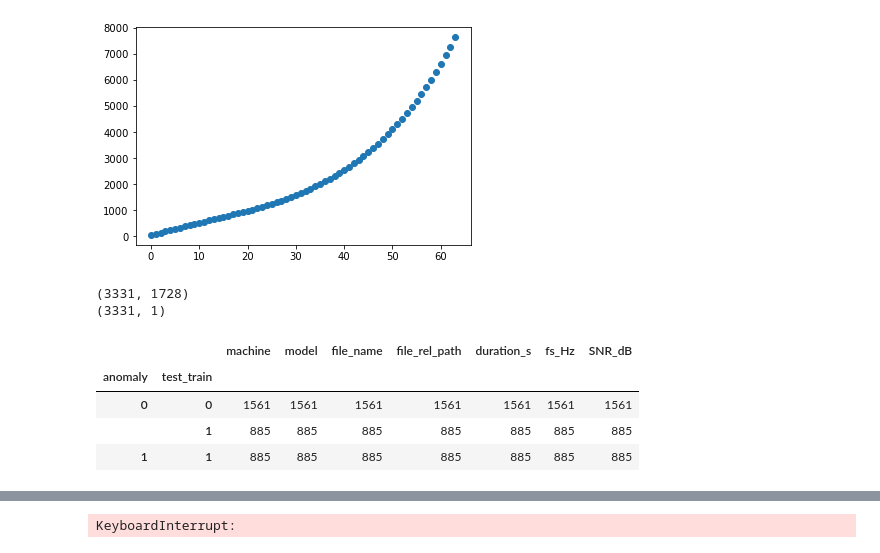
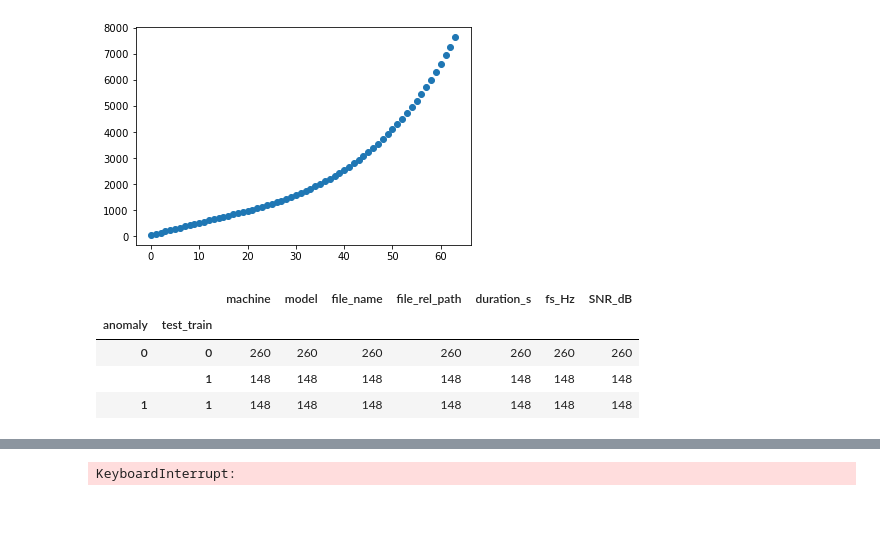
Before and after one commit to eceboran/AudioMalfunctionDetection, a Jupyter notebook: Modeling/One-class SVM/one-class-svm-fan.ipynb, the cells around one changed output, grey strips where cells are left out. Saved outputs shown, nothing was run; the diff lists cells and outputs as text; code cells hidden in the pictures; blank space fills up the shorter version.

```diff
--- a/Modeling/One-class SVM/one-class-svm-fan.ipynb
+++ b/Modeling/One-class SVM/one-class-svm-fan.ipynb
@@ -21,6 +25,6 @@ import pickle
 # %%
 # Directories
-parent_dir = os.path.abspath('..')  # parent directory
+parent_dir = os.path.abspath('..\\..\\')  # main directory
 # Audio data directory
 data_dir = os.path.join(parent_dir, 'data', 'source')  # audio data directory
 # Metada directory
@@ -159,34 +121,36 @@ window = 0.5
 n_mels = 64
 overlap = 0.25
 
-X, y, params = get_melspec_features_from_files(df_machine, window, n_mels, overlap)
+X, y, params = get_melspec_features_from_files(data_dir, df_machine, window, n_mels, overlap)
 print(X.shape)
 print(y.shape)
-# %% [output]
-(3331, 1728)
-(3331, 1)
+# %%
+def add_train_test_labels_to_dataframe(df, no_seed):
+    # Separate data into training and test sets
+    # All abnormal samples are in the test set
+    # Equal number of normal samples in the test set
+    # Remaining in the training set
+    no_abnormal_test = sum(df.anomaly==1)
+    no_normal_test = no_abnormal_test
+    no_normal_training = df.shape[0]-no_normal_test-no_abnormal_test
+
+    df['test_train'] = 0
+    df.loc[df.anomaly==1, 'test_train'] = 1
+    random.seed(no_seed)
+    ind_normal_test = random.sample(list(df[df.anomaly==0].index), no_normal_test)
+    df.loc[ind_normal_test, 'test_train'] = 1
+
+    df.groupby(['anomaly','test_train']).count()
+
+    return df
 # %%
-# Separate data into training and test sets
-# All abnormal samples are in the test set
-# Equal number of normal samples in the test set
-# Remaining in the training set
-no_abnormal_test = sum(df_machine.anomaly==1)
-no_normal_test = no_abnormal_test
-no_normal_training = df_machine.shape[0]-no_normal_test-no_abnormal_test
-
-df_machine['test_train'] = 0
-df_machine.loc[df_machine.anomaly==1, 'test_train'] = 1
-random.seed(12)
-ind_normal_test = random.sample(list(df_machine[df_machine.anomaly==0].index), no_normal_test)
-df_machine.loc[ind_normal_test, 'test_train'] = 1
-
-df_machine.groupby(['anomaly','test_train']).count()
+df_machine_2 = add_train_test_labels_to_dataframe(df_machine, no_seed=12)
 # %% [output]
 |  |  | machine | model | file_name | file_rel_path | duration_s | fs_Hz | SNR_dB |
 | anomaly | test_train |  |  |  |  |  |  |  |
-| 0 | 0 | 1561 | 1561 | 1561 | 1561 | 1561 | 1561 | 1561 |
-|  | 1 | 885 | 885 | 885 | 885 | 885 | 885 | 885 |
-| 1 | 1 | 885 | 885 | 885 | 885 | 885 | 885 | 885 |
+| 0 | 0 | 260 | 260 | 260 | 260 | 260 | 260 | 260 |
+|  | 1 | 148 | 148 | 148 | 148 | 148 | 148 | 148 |
+| 1 | 1 | 148 | 148 | 148 | 148 | 148 | 148 | 148 |
 # %%
 X_train = X[(df_machine.test_train==0).squeeze(), :]
 X_test = X[(df_machine.test_train==1).squeeze(), :]
```
Also changed, not shown: parts of 18 cells of this notebook, 3 other files.
